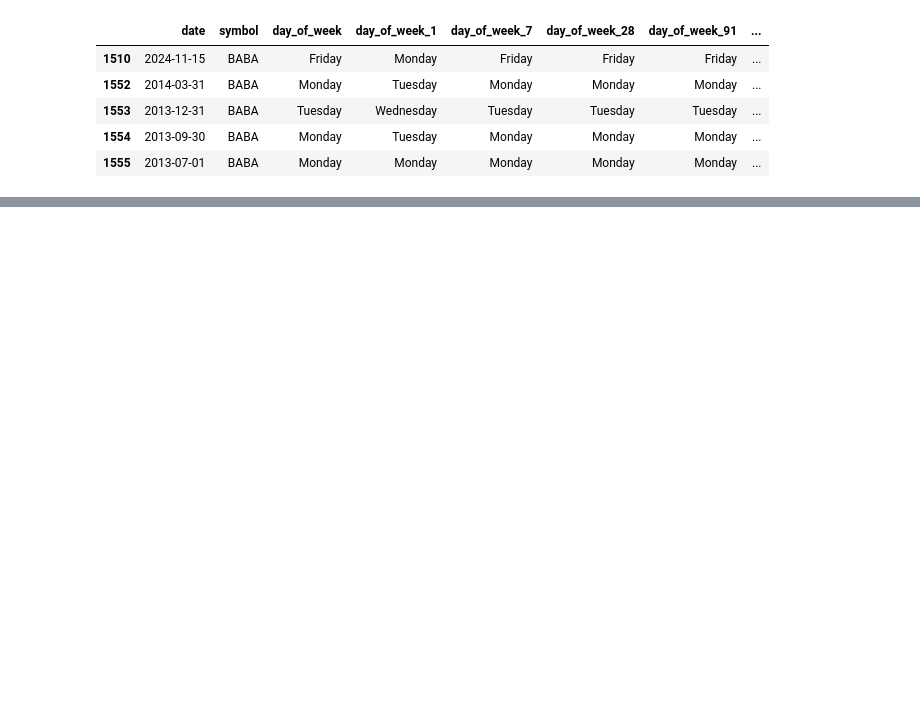
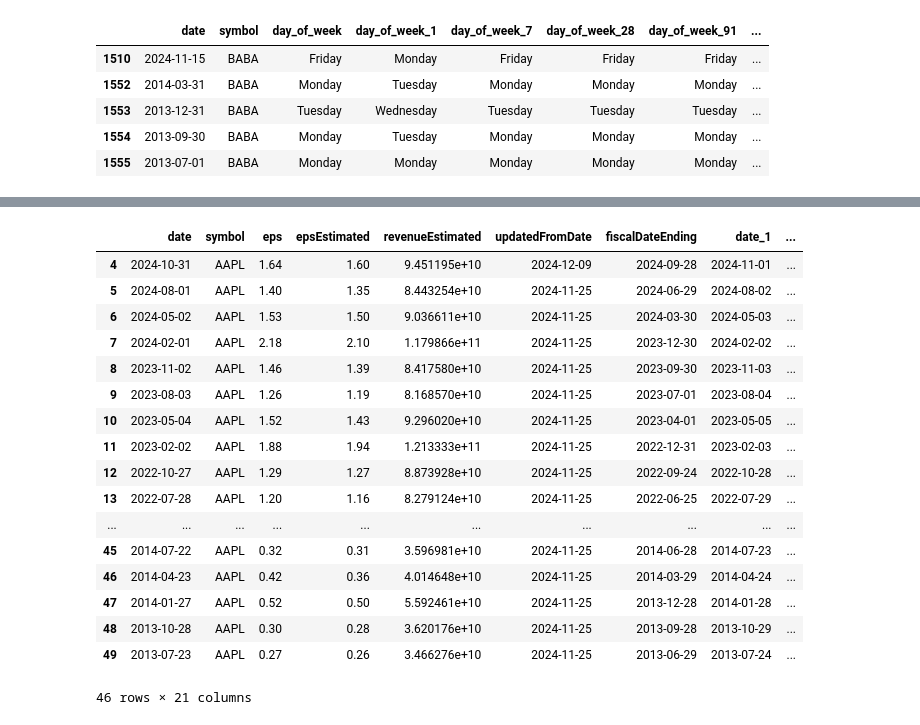
Before and after one commit to RazDwa1923/ML_Equity, a Jupyter notebook: Dataset Creation Notebooks/08 Combining Fin Data with Prices.ipynb, the cells around one changed output, grey strips where cells are left out. Drawn from its saved outputs; the diff is of its cells as text; code cells hidden in the pictures; blank space fills up the shorter version.

```diff
--- a/Dataset Creation Notebooks/08 Combining Fin Data with Prices.ipynb
+++ b/Dataset Creation Notebooks/08 Combining Fin Data with Prices.ipynb
@@ -428,0 +295,8 @@ finance_data.to_csv('../Data/Datasets/updated_finance_data.csv', index=False)
+# %%
+# merging the finance data with the updated earnings data, keeping all data from the finance data set and only the data from the updated earnings data set that matches the finance data set. The match will be based on date (date_x in finance dataset) and symbol
+
+# making sure 'date_x'  an 'date' are both datetime objects
+
+finance_data['date_x'] = pd.to_datetime(finance_data['date_x'])
+
+updated_earnings_data['fiscalDateEnding'] = pd.to_datetime(updated_earnings_data['fiscalDateEnding'])
@@ -428,0 +326,23 @@ finance_data.to_csv('../Data/Datasets/updated_finance_data.csv', index=False)
+# %%
+# viewing the data for the symbol 'AAPL' in the earnings data set. Sorted by fiscalDateEnding
+
+updated_earnings_data[updated_earnings_data['symbol'] == 'AAPL'].sort_values('fiscalDateEnding', ascending=False)
+# %% [output]
+|  | date | symbol | eps | epsEstimated | revenueEstimated | updatedFromDate | fiscalDateEnding | date_1 | ... |
+| 4 | 2024-10-31 | AAPL | 1.64 | 1.60 | 9.451195e+10 | 2024-12-09 | 2024-09-28 | 2024-11-01 | ... |
+| 5 | 2024-08-01 | AAPL | 1.40 | 1.35 | 8.443254e+10 | 2024-11-25 | 2024-06-29 | 2024-08-02 | ... |
+| 6 | 2024-05-02 | AAPL | 1.53 | 1.50 | 9.036611e+10 | 2024-11-25 | 2024-03-30 | 2024-05-03 | ... |
+| 7 | 2024-02-01 | AAPL | 2.18 | 2.10 | 1.179866e+11 | 2024-11-25 | 2023-12-30 | 2024-02-02 | ... |
+| 8 | 2023-11-02 | AAPL | 1.46 | 1.39 | 8.417580e+10 | 2024-11-25 | 2023-09-30 | 2023-11-03 | ... |
+| 9 | 2023-08-03 | AAPL | 1.26 | 1.19 | 8.168570e+10 | 2024-11-25 | 2023-07-01 | 2023-08-04 | ... |
+| 10 | 2023-05-04 | AAPL | 1.52 | 1.43 | 9.296020e+10 | 2024-11-25 | 2023-04-01 | 2023-05-05 | ... |
+| 11 | 2023-02-02 | AAPL | 1.88 | 1.94 | 1.213333e+11 | 2024-11-25 | 2022-12-31 | 2023-02-03 | ... |
+| 12 | 2022-10-27 | AAPL | 1.29 | 1.27 | 8.873928e+10 | 2024-11-25 | 2022-09-24 | 2022-10-28 | ... |
+| 13 | 2022-07-28 | AAPL | 1.20 | 1.16 | 8.279124e+10 | 2024-11-25 | 2022-06-25 | 2022-07-29 | ... |
+| ... | ... | ... | ... | ... | ... | ... | ... | ... | ... |
+| 45 | 2014-07-22 | AAPL | 0.32 | 0.31 | 3.596981e+10 | 2024-11-25 | 2014-06-28 | 2014-07-23 | ... |
+| 46 | 2014-04-23 | AAPL | 0.42 | 0.36 | 4.014648e+10 | 2024-11-25 | 2014-03-29 | 2014-04-24 | ... |
+| 47 | 2014-01-27 | AAPL | 0.52 | 0.50 | 5.592461e+10 | 2024-11-25 | 2013-12-28 | 2014-01-28 | ... |
+| 48 | 2013-10-28 | AAPL | 0.30 | 0.28 | 3.620176e+10 | 2024-11-25 | 2013-09-28 | 2013-10-29 | ... |
+| 49 | 2013-07-23 | AAPL | 0.27 | 0.26 | 3.466276e+10 | 2024-11-25 | 2013-06-29 | 2013-07-24 | ... |
+46 rows × 21 columns
```
Also changed, not shown: parts of 18 cells of this notebook, 4 other files.
